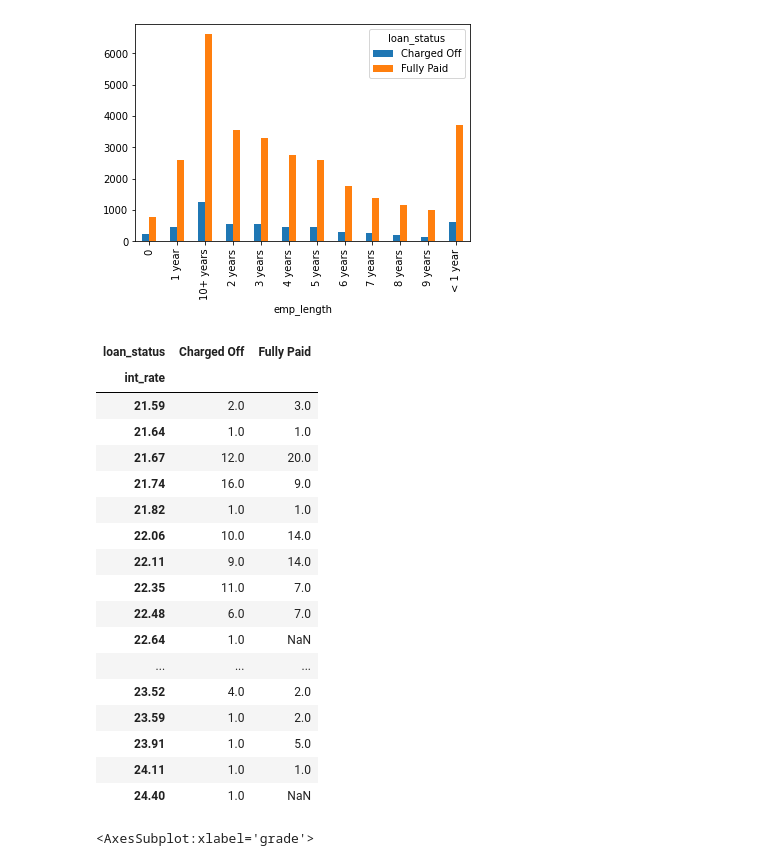
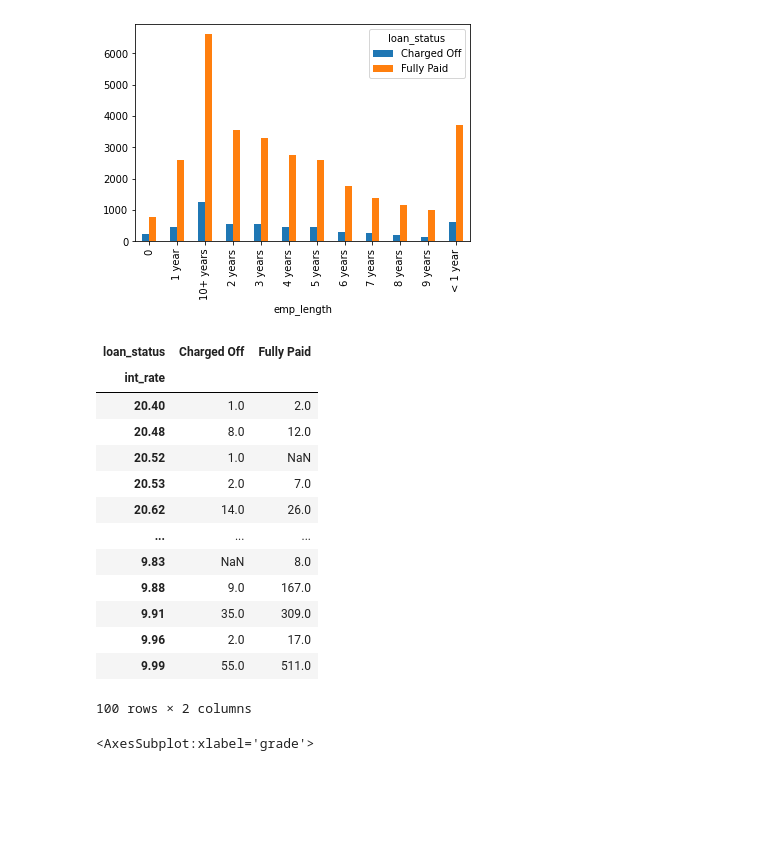
Before and after one commit to GanesamoorthiM/Lending_Case_Study, a Jupyter notebook: Ganesamoorthi_manokaran.ipynb, the cells around one changed output. Cells and saved outputs as stored; diff of their text form; code cells hidden in the pictures; blank space fills up the shorter version.

```diff
--- a/Ganesamoorthi_manokaran.ipynb
+++ b/Ganesamoorthi_manokaran.ipynb
@@ -82,10 +82,19 @@ loanApprovedDS.shape
 (36642, 55)
 # %%
 # Remove the columns which is not driving factor and more than 1 unique value
+'''
 remove_cols = ["id","member_id","url","zip_code","out_prncp","out_prncp_inv","total_pymnt","total_pymnt_inv",
 "total_rec_prncp","total_rec_int","total_rec_late_fee","recoveries","collection_recovery_fee",
 "last_pymnt_d","last_pymnt_amnt","last_credit_pull_d","pymnt_plan", "initial_list_status", "collections_12_mths_ex_med",
 "policy_code", "application_type", "acc_now_delinq","chargeoff_within_12_mths", "delinq_amnt", "tax_liens"]
+'''
+remove_cols = ["id","member_id","url","zip_code","out_prncp","out_prncp_inv","total_pymnt","total_pymnt_inv",
+               "total_rec_prncp","total_rec_int","total_rec_late_fee","recoveries","collection_recovery_fee",
+               "last_pymnt_d","last_pymnt_amnt","last_credit_pull_d","pymnt_plan", "initial_list_status",
+               "collections_12_mths_ex_med","policy_code", "application_type", "acc_now_delinq","chargeoff_within_12_mths",
+               "delinq_amnt", "tax_liens","revol_bal","delinq_2yrs","earliest_cr_line","inq_last_6mths",
+               "open_acc","pub_rec","total_acc"]
+
 loanApprovedDS.drop(columns=remove_cols, inplace=True)
 loanApprovedDS.shape
 # %% [output]
@@ -162,27 +171,26 @@ loanApprovedDS.groupby('emp_length')['loan_status'].value_counts().unstack().plo
 [figure]
 # %%
 lst=loanApprovedDS.groupby('int_rate')['loan_status'].value_counts().unstack()#.plot(kind='bar',figsize=(20,3))
-lst.tail(20)
+lst.sort_values(by=['int_rate'], ascending=True)
+#lst.sort_values(by="int_rate")
+lst.tail(100)
+#print(len(lst))
 #Higher the intrest rate and higher the charged off
 # %% [output]
 | loan_status | Charged Off | Fully Paid |
 | int_rate |  |  |
-| 21.59 | 2.0 | 3.0 |
-| 21.64 | 1.0 | 1.0 |
-| 21.67 | 12.0 | 20.0 |
-| 21.74 | 16.0 | 9.0 |
-| 21.82 | 1.0 | 1.0 |
-| 22.06 | 10.0 | 14.0 |
-| 22.11 | 9.0 | 14.0 |
-| 22.35 | 11.0 | 7.0 |
-| 22.48 | 6.0 | 7.0 |
-| 22.64 | 1.0 | NaN |
+| 20.40 | 1.0 | 2.0 |
+| 20.48 | 8.0 | 12.0 |
+| 20.52 | 1.0 | NaN |
+| 20.53 | 2.0 | 7.0 |
+| 20.62 | 14.0 | 26.0 |
 | ... | ... | ... |
-| 23.52 | 4.0 | 2.0 |
-| 23.59 | 1.0 | 2.0 |
-| 23.91 | 1.0 | 5.0 |
-| 24.11 | 1.0 | 1.0 |
-| 24.40 | 1.0 | NaN |
+| 9.83 | NaN | 8.0 |
+| 9.88 | 9.0 | 167.0 |
+| 9.91 | 35.0 | 309.0 |
+| 9.96 | 2.0 | 17.0 |
+| 9.99 | 55.0 | 511.0 |
+100 rows × 2 columns
 # %%
 loanApprovedDS.groupby('grade')['loan_status'].value_counts().unstack().plot(kind='bar')
 #Grade D and E has high charged-off ratio
```
Also changed, not shown: parts of 30 cells of this notebook, 2 other files.
